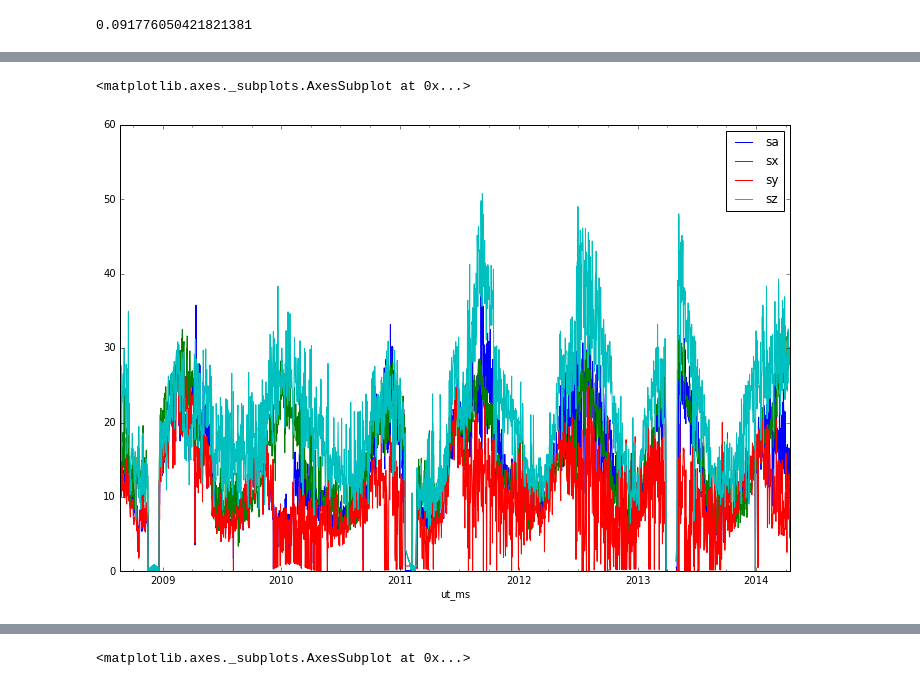
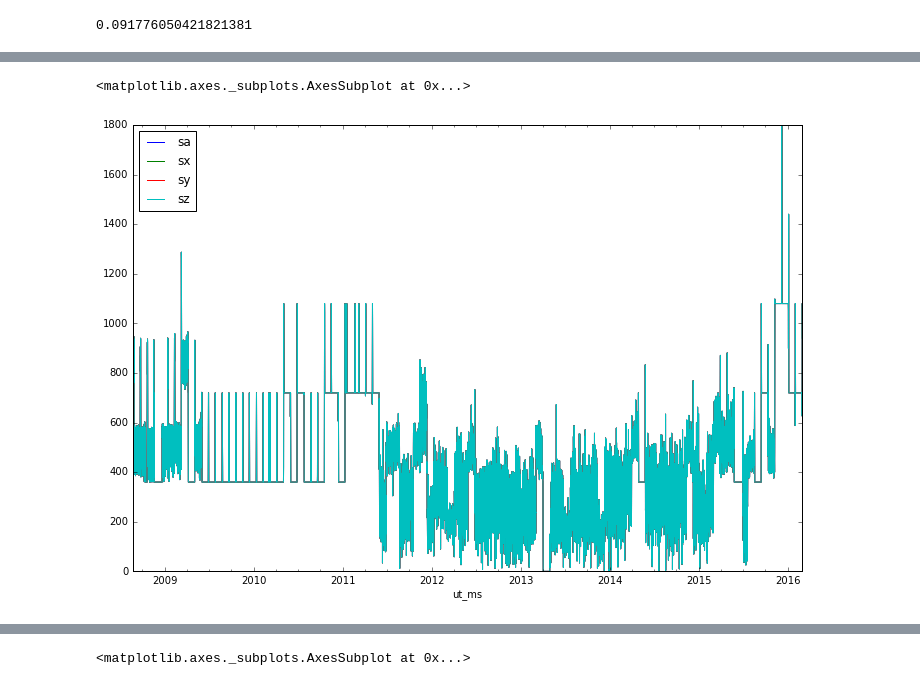
Before and after one commit to ktrnka/mars-express, a Jupyter notebook: experiments.ipynb, the cells around one changed output, grey strips where cells are left out. Saved outputs shown, nothing was run; the diff lists cells and outputs as text; code cells hidden in the pictures.

```diff
--- a/experiments.ipynb
+++ b/experiments.ipynb
@@ -178,8 +190,8 @@ power_data.sum(axis=1).resample("7D").mean().plot()
 # %%
-saa_data = load_files(find_files(path, "saaf"))
+saa_data = load_files(find_files("data/all_data/", "saaf"))
 saa_data.describe()
 
-saa_data.resample("1D").std().plot(figsize=(12, 8))
+saa_data.resample("6H").count().plot(figsize=(12, 8))
 # %% [output]
 <matplotlib.axes._subplots.AxesSubplot at 0x...>
-[figure, old version]
+[figure, new version]
```
Also changed, not shown: parts of 11 cells of this notebook, 2 other files.
